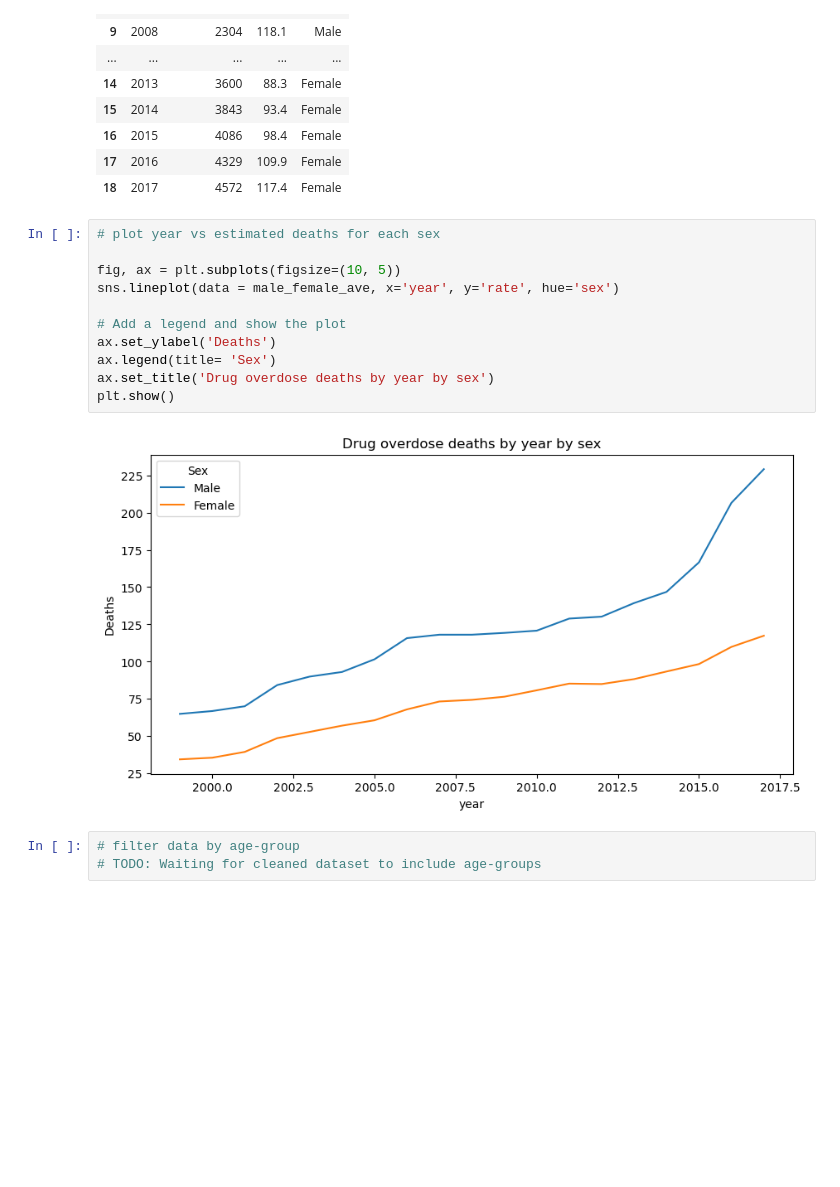
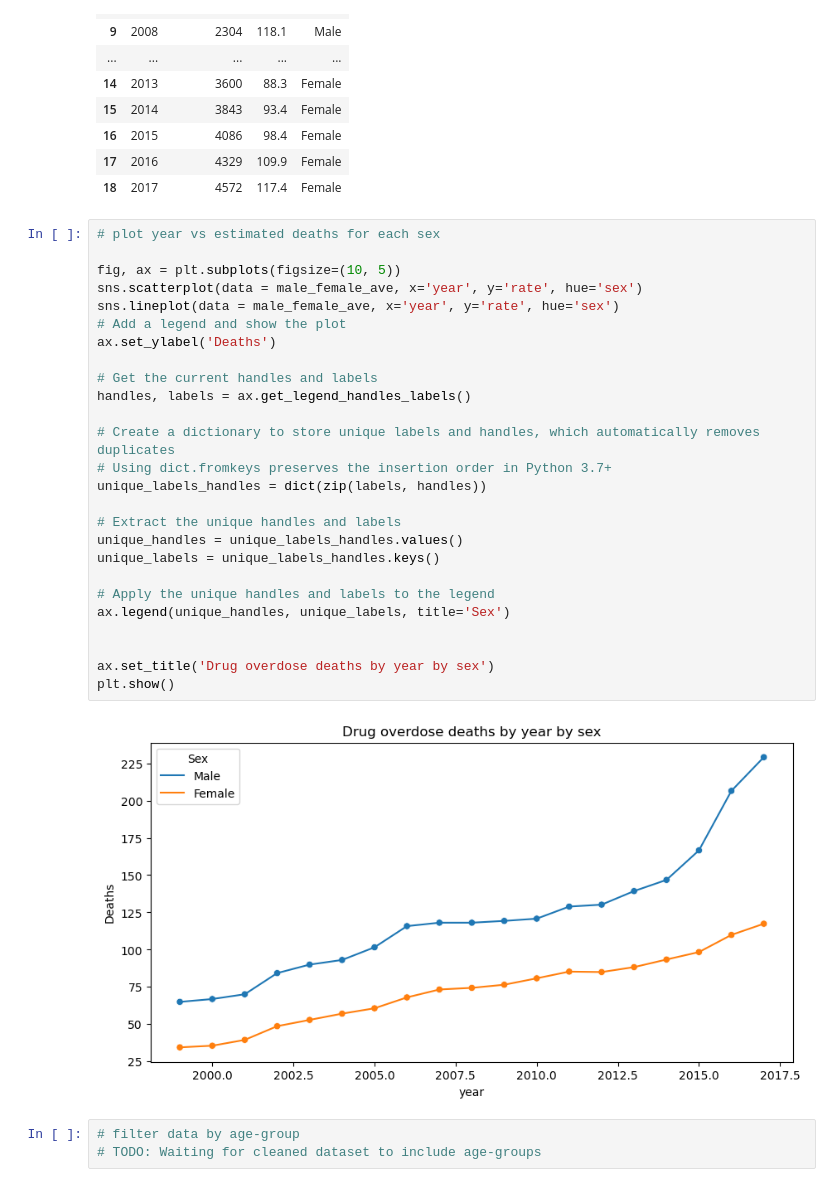
Before and after one commit to UCB-stat-159-f25/final-group09, a Jupyter notebook: analysis/DrugDeaths.ipynb, the cells around one changed output. Saved outputs shown, nothing was run; the diff lists cells and outputs as text; blank space fills up the shorter version.

```diff
--- a/analysis/DrugDeaths.ipynb
+++ b/analysis/DrugDeaths.ipynb
@@ -73,16 +73,31 @@ male_female_ave
 # %%
 # plot year vs estimated deaths for each sex
 
 fig, ax = plt.subplots(figsize=(10, 5))
+sns.scatterplot(data = male_female_ave, x='year', y='rate', hue='sex')
 sns.lineplot(data = male_female_ave, x='year', y='rate', hue='sex')
-
 # Add a legend and show the plot
 ax.set_ylabel('Deaths')
-ax.legend(title= 'Sex')
+
+# Get the current handles and labels
+handles, labels = ax.get_legend_handles_labels()
+
+# Create a dictionary to store unique labels and handles, which automatically removes duplicates
+# Using dict.fromkeys preserves the insertion order in Python 3.7+
+unique_labels_handles = dict(zip(labels, handles))
+
+# Extract the unique handles and labels
+unique_handles = unique_labels_handles.values()
+unique_labels = unique_labels_handles.keys()
+
+# Apply the unique handles and labels to the legend
+ax.legend(unique_handles, unique_labels, title='Sex')
+
+
 ax.set_title('Drug overdose deaths by year by sex')
 plt.show()
 # %% [output]
-[figure, old version]
+[figure, new version]
 # %%
 # filter data by age-group
 # TODO: Waiting for cleaned dataset to include age-groups
```
Also changed, not shown: parts of 1 cell of this notebook, 10 other files.
